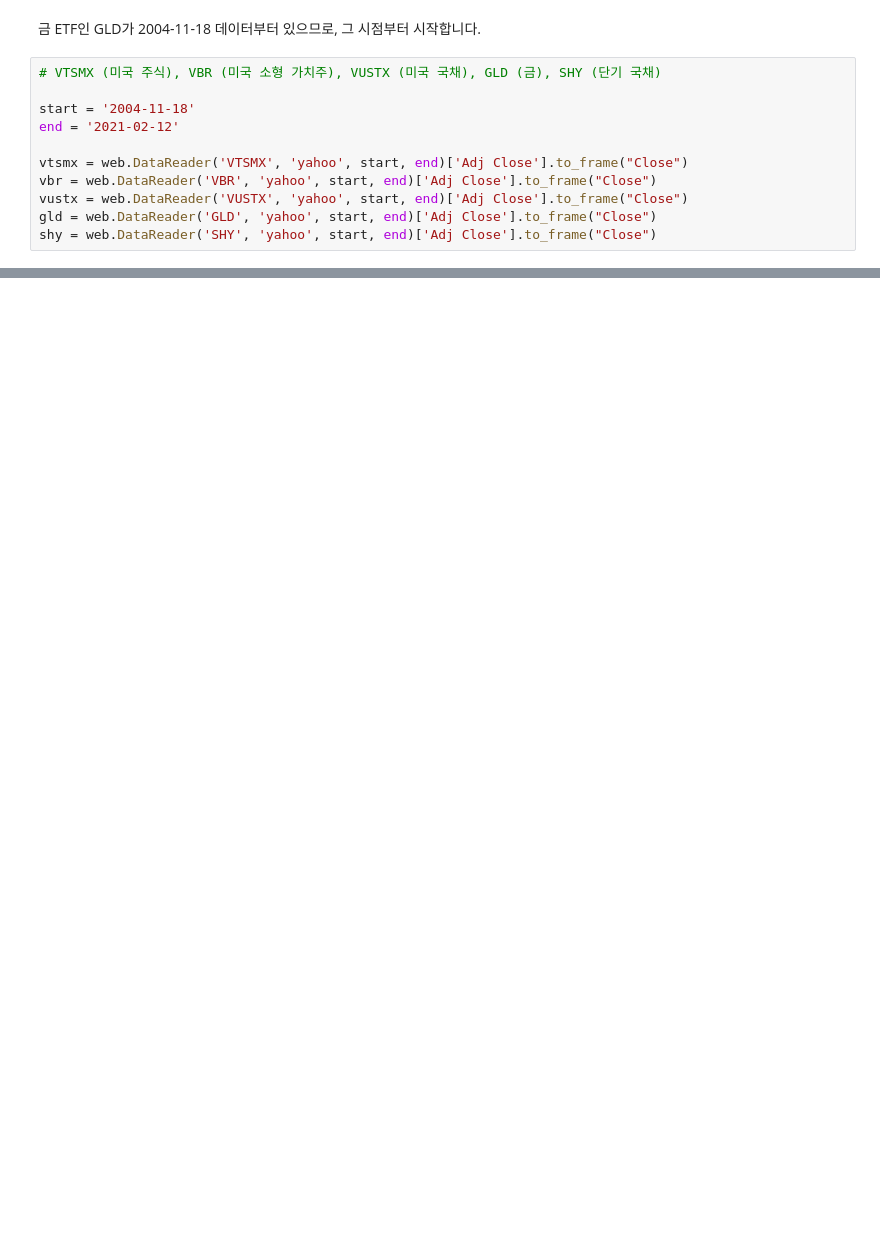
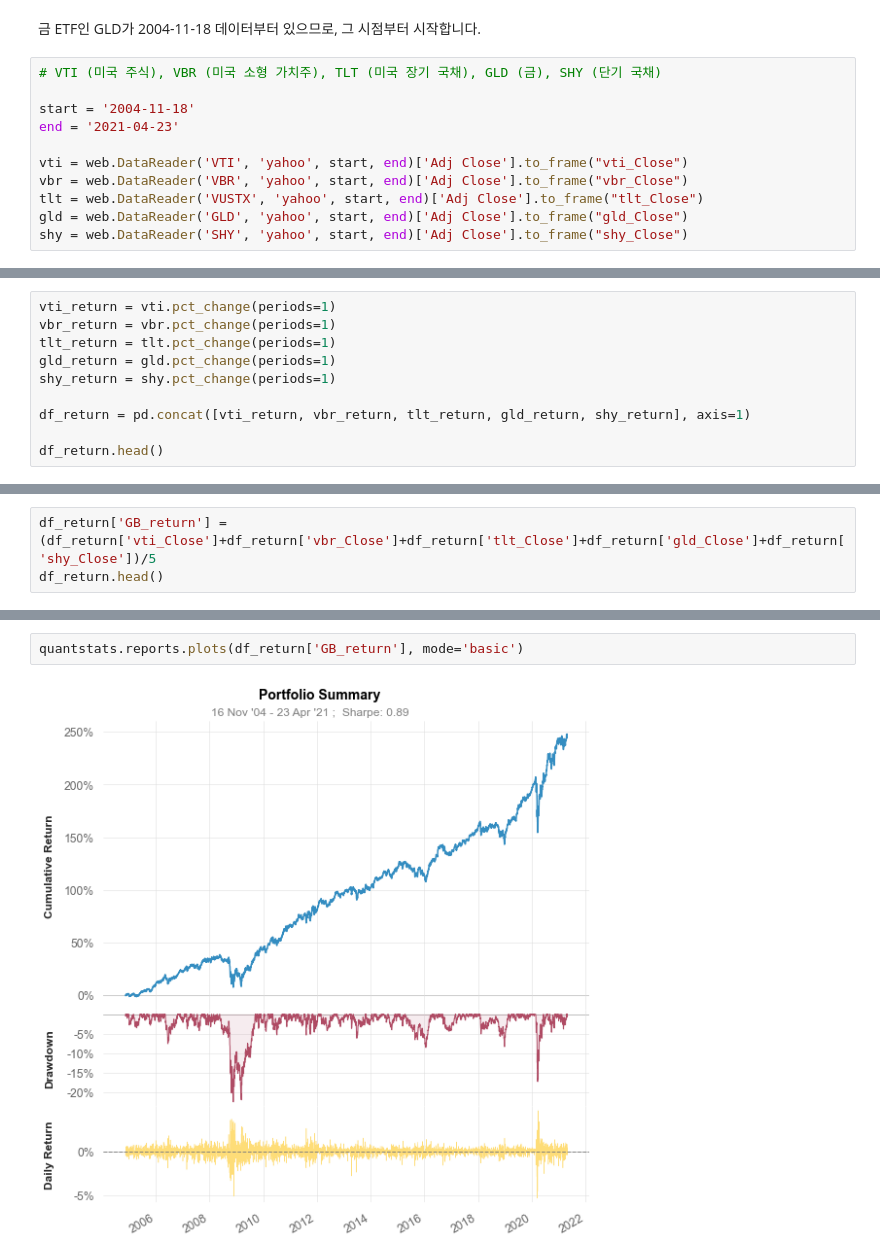
Before and after one commit to JacobJinwonLee/SampleAssetAllocation, a Jupyter notebook: GoldenButterfly/AssetAllocation_GoldenButterfly.ipynb, the cells around one changed output, grey strips where cells are left out. Cells and saved outputs as stored; diff of their text form; blank space fills up the shorter version.

```diff
--- a/GoldenButterfly/AssetAllocation_GoldenButterfly.ipynb
+++ b/GoldenButterfly/AssetAllocation_GoldenButterfly.ipynb
@@ -14,13 +15,13 @@ plt.rcParams["figure.figsize"] = (10, 6) # (w, h)
 # %% [markdown]
 금 ETF인 GLD가 2004-11-18 데이터부터 있으므로, 그 시점부터 시작합니다.
 # %%
-# VTSMX (미국 주식), VBR (미국 소형 가치주), VUSTX (미국 국채), GLD (금), SHY (단기 국채)
+# VTI (미국 주식), VBR (미국 소형 가치주), TLT (미국 장기 국채), GLD (금), SHY (단기 국채)
 
 start = '2004-11-18'
-end = '2021-02-12'
+end = '2021-04-23'
 
-vtsmx = web.DataReader('VTSMX', 'yahoo', start, end)['Adj Close'].to_frame("Close")
-vbr = web.DataReader('VBR', 'yahoo', start, end)['Adj Close'].to_frame("Close")
-vustx = web.DataReader('VUSTX', 'yahoo', start, end)['Adj Close'].to_frame("Close")
-gld = web.DataReader('GLD', 'yahoo', start, end)['Adj Close'].to_frame("Close")
-shy = web.DataReader('SHY', 'yahoo', start, end)['Adj Close'].to_frame("Close")
+vti = web.DataReader('VTI', 'yahoo', start, end)['Adj Close'].to_frame("vti_Close")
+vbr = web.DataReader('VBR', 'yahoo', start, end)['Adj Close'].to_frame("vbr_Close")
+tlt = web.DataReader('VUSTX', 'yahoo', start, end)['Adj Close'].to_frame("tlt_Close")
+gld = web.DataReader('GLD', 'yahoo', start, end)['Adj Close'].to_frame("gld_Close")
+shy = web.DataReader('SHY', 'yahoo', start, end)['Adj Close'].to_frame("shy_Close")
@@ -28,0 +40,10 @@ Backtrader 패키지의 input 형태를 맞춥니다.
+# %%
+vti_return = vti.pct_change(periods=1)
+vbr_return = vbr.pct_change(periods=1)
+tlt_return = tlt.pct_change(periods=1)
+gld_return = gld.pct_change(periods=1)
+shy_return = shy.pct_change(periods=1)
+
+df_return = pd.concat([vti_return, vbr_return, tlt_return, gld_return, shy_return], axis=1)
+
+df_return.head()
@@ -28,0 +58,3 @@ Backtrader 패키지의 input 형태를 맞춥니다.
+# %%
+df_return['GB_return'] = (df_return['vti_Close']+df_return['vbr_Close']+df_return['tlt_Close']+df_return['gld_Close']+df_return['shy_Close'])/5
+df_return.head()
@@ -28,0 +69,4 @@ Backtrader 패키지의 input 형태를 맞춥니다.
+# %%
+quantstats.reports.plots(df_return['GB_return'], mode='basic')
+# %% [output]
+[figure, added]
```
Also changed, not shown: parts of 32 cells of this notebook.
